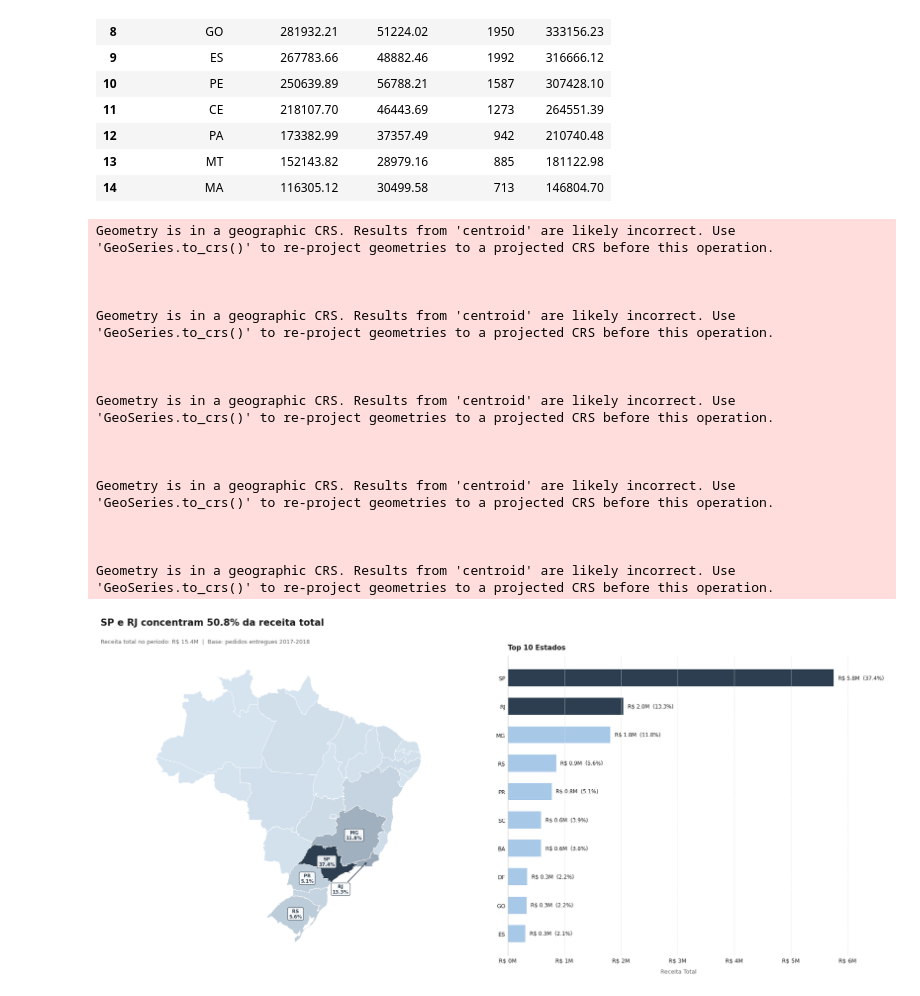
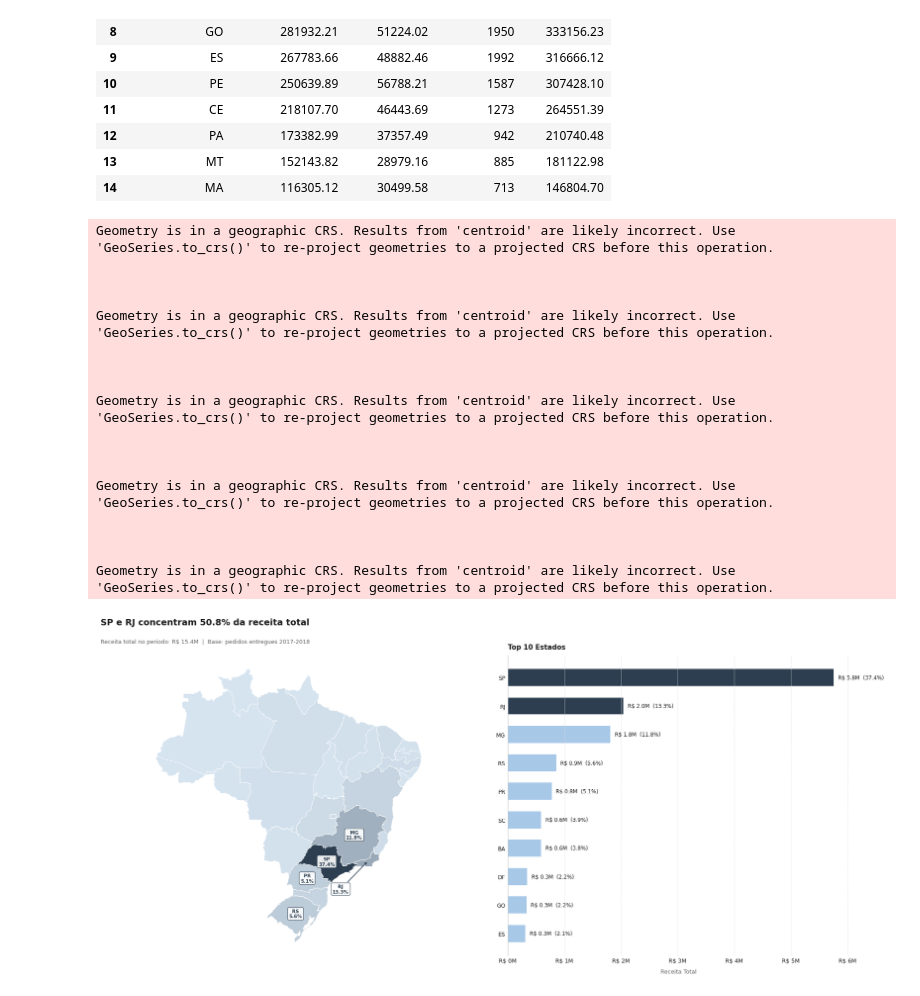
Before and after one commit to evellynjardini/Data-Analytics---Grupo-24, a Jupyter notebook: 1 - Projeto-Olist-KPIs/notebooks/Receita.ipynb, the cells around one changed output. Cells and saved outputs as stored; diff of their text form; code cells hidden in the pictures.

```diff
--- a/1 - Projeto-Olist-KPIs/notebooks/Receita.ipynb
+++ b/1 - Projeto-Olist-KPIs/notebooks/Receita.ipynb
@@ -742,7 +741,7 @@ ax_bar.set_title('Top 10 Estados', fontsize=11, fontweight='bold',
 # ── Título principal orientado a insight ─────────────────────────────────────
 fig.suptitle(
     f'{top2_estados} concentram {top2_pct:.1f}% da receita total',
-    fontsize=15,
+    fontsize=14,
     fontweight='bold',
     color=CINZA_TEXTO,
     x=0.02,
@@ -751,31 +750,31 @@ fig.suptitle(
 )
 fig.text(
     0.02, 0.94,
     f'Receita total no periodo: R$ {receita_total_geral/1e6:.1f}M  |  Base: pedidos entregues 2017-2018',
     fontsize=9,
     color=CINZA_SUB,
     ha='left',
 )
 
 plt.tight_layout()
 plt.savefig('receita_por_estado.png', dpi=150, bbox_inches='tight')
 plt.show()
 # %% [output]
 Geometry is in a geographic CRS. Results from 'centroid' are likely incorrect. Use 'GeoSeries.to_crs()' to re-project geometries to a projected CRS before this operation.
 
 
 
 Geometry is in a geographic CRS. Results from 'centroid' are likely incorrect. Use 'GeoSeries.to_crs()' to re-project geometries to a projected CRS before this operation.
 
 
 
 Geometry is in a geographic CRS. Results from 'centroid' are likely incorrect. Use 'GeoSeries.to_crs()' to re-project geometries to a projected CRS before this operation.
 
 
 
 Geometry is in a geographic CRS. Results from 'centroid' are likely incorrect. Use 'GeoSeries.to_crs()' to re-project geometries to a projected CRS before this operation.
 
 
 
 Geometry is in a geographic CRS. Results from 'centroid' are likely incorrect. Use 'GeoSeries.to_crs()' to re-project geometries to a projected CRS before this operation.
-[figure, old version]
+[figure, new version]
```
Also changed, not shown: parts of 6 cells of this notebook.
